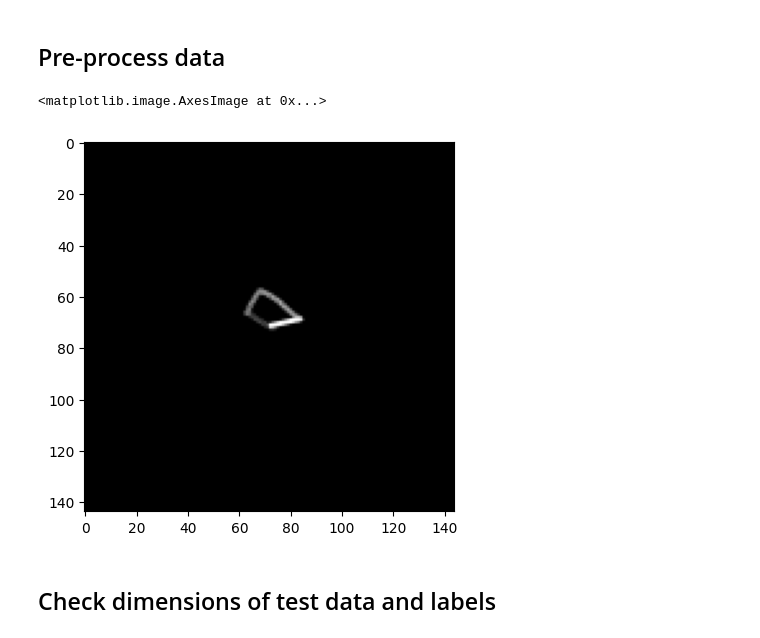
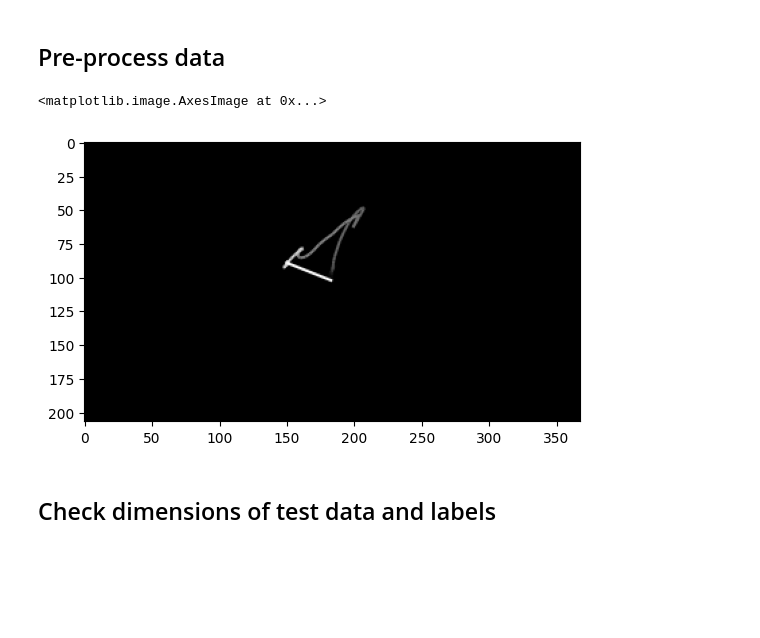
Before and after one commit to nicholasdcrotty/CDVMBG_BRM_CNNOculomotorAnalysis, a Jupyter notebook: analysisForReplication/CDVMBG_BRM_CNNBasedAnalysis_ForReplication.ipynb, the cells around one changed output. Saved outputs shown, nothing was run; the diff lists cells and outputs as text; code cells hidden in the pictures; blank space fills up the shorter version.

Commit message:
Made input images proportional to monitor screen - necessary? idk, but prob better practice just in case

```diff
--- a/analysisForReplication/CDVMBG_BRM_CNNBasedAnalysis_ForReplication.ipynb
+++ b/analysisForReplication/CDVMBG_BRM_CNNBasedAnalysis_ForReplication.ipynb
@@ -320,7 +322,8 @@ testCounter = 0
 
 for i in range(0, len(data)):
 #render trace of eye position
-  dataMatrix = render_trace(data[i,0,:], data[i,1,:], lw=1, xlim=(0, screenRes[0]), ylim=(0, screenRes[1]))
+  dataMatrix = render_trace(data[i,0,:], data[i,1,:], figsize = (screenRes[0]/1000, screenRes[1]/1000), #so that it's proportional to monitor screen
+                            lw=1, xlim=(0, screenRes[0]), ylim=(0, screenRes[1]))
   #plt.imshow(dataMatrix, cmap='gray')
   dataMatrixNorm = torch.from_numpy(dataMatrix).float() / 255
   dataImage = dataMatrixNorm.repeat(3,1,1)
@@ -367,17 +370,17 @@ test_labels = pd.Series(test_labels)
 # %%
 # #transform numpy data to tensor
 # training_data = torch.from_numpy(training_data)
 # test_data = torch.from_numpy(test_data)
 
 # #change to float type - more easily handled by training + test loops
 # training_data = training_data.float()
 # test_data = test_data.float()
 #plt.imshow(test_data[0][0,:,:], cmap='gray')
-plt.imshow(test_data[3000][1,:,:], cmap='gray')
-#plt.imshow(test_data[0][2,:,:], cmap='gray')
+#plt.imshow(test_data[3000][1,:,:], cmap='gray')
+plt.imshow(test_data[1001][2,:,:], cmap='gray')
 # %% [output]
 <matplotlib.image.AxesImage at 0x...>
-[figure, old version]
+[figure, new version]
 # %% [markdown]
 ## Check dimensions of test data and labels
 # %%
```
Also changed, not shown: parts of 6 cells of this notebook.
